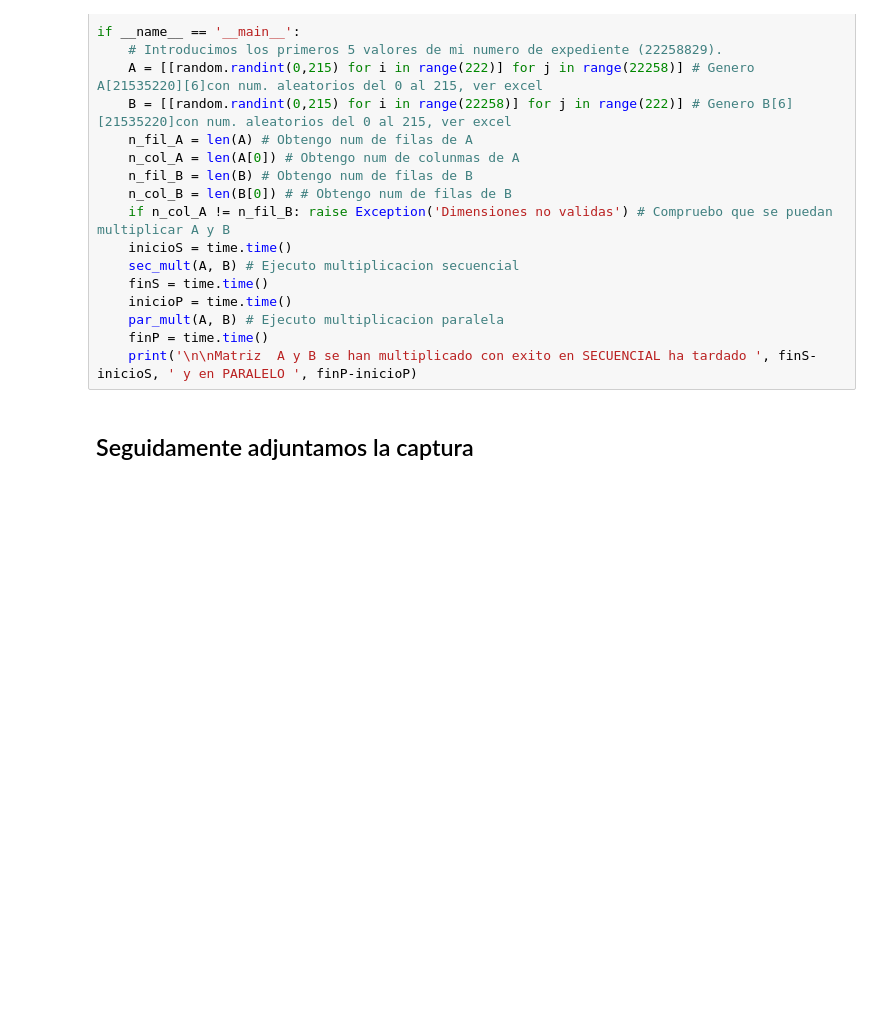
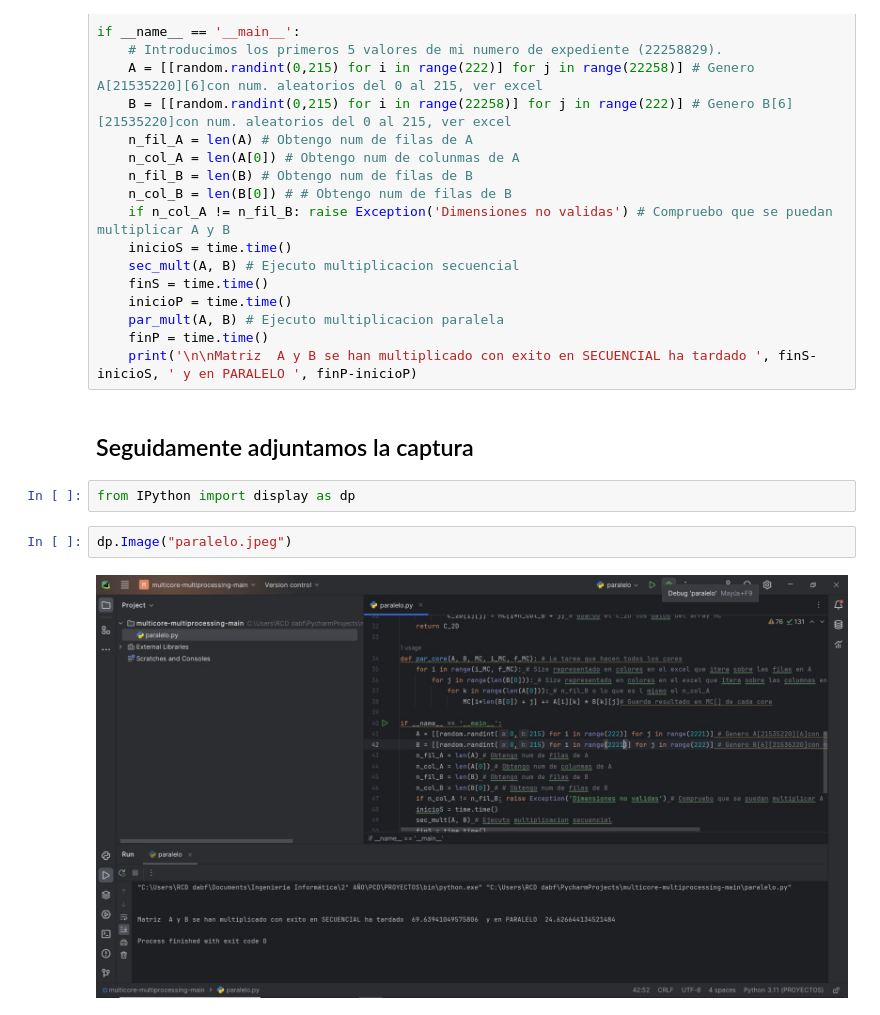
Before and after one commit to RCD13144/PCD_2023, a Jupyter notebook: Multiplicacion_paralela.ipynb, the cells around one changed output. Saved outputs shown, nothing was run; the diff lists cells and outputs as text; blank space fills up the shorter version.

Commit message:
mult_paralelo terminado

```diff
--- a/Multiplicacion_paralela.ipynb
+++ b/Multiplicacion_paralela.ipynb
@@ -56,3 +56,9 @@ if __name__ == '__main__':
     print('\n\nMatriz  A y B se han multiplicado con exito en SECUENCIAL ha tardado ', finS-inicioS, ' y en PARALELO ', finP-inicioP)
 # %% [markdown]
 ## Seguidamente adjuntamos la captura
+# %%
+from IPython import display as dp
+# %%
+dp.Image("paralelo.jpeg")
+# %% [output]
+[figure, added]
```
Also changed, not shown: 1 other file.
